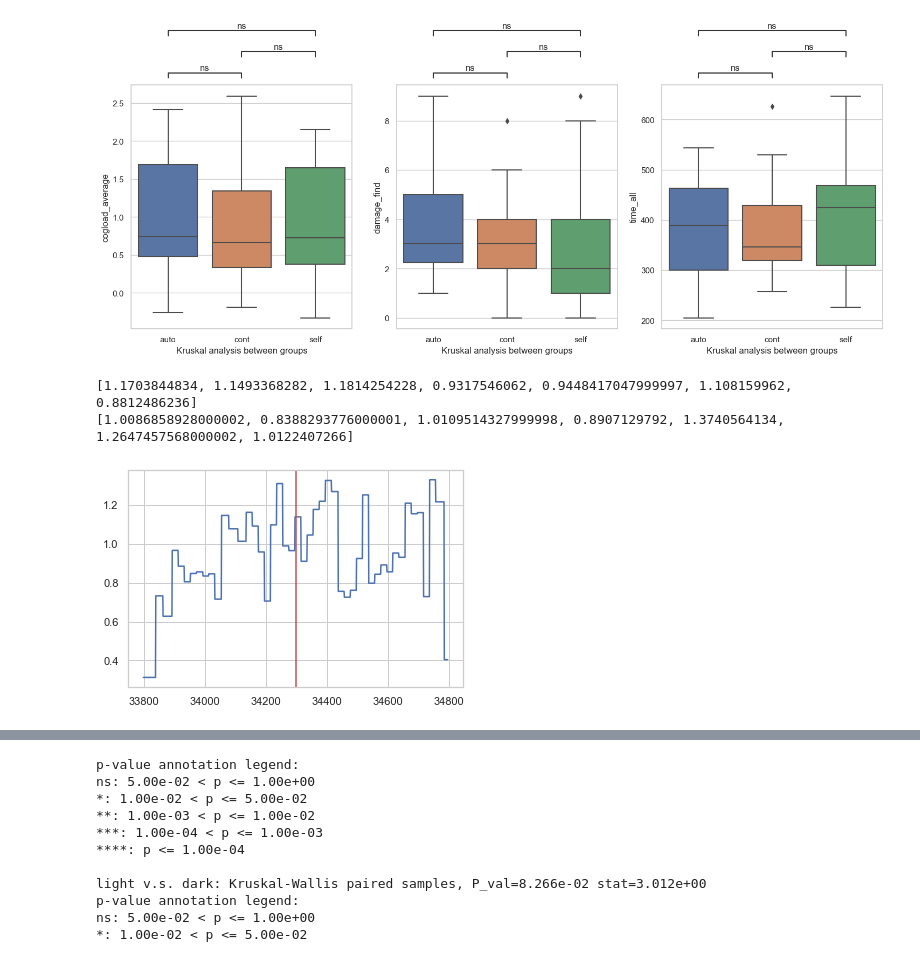
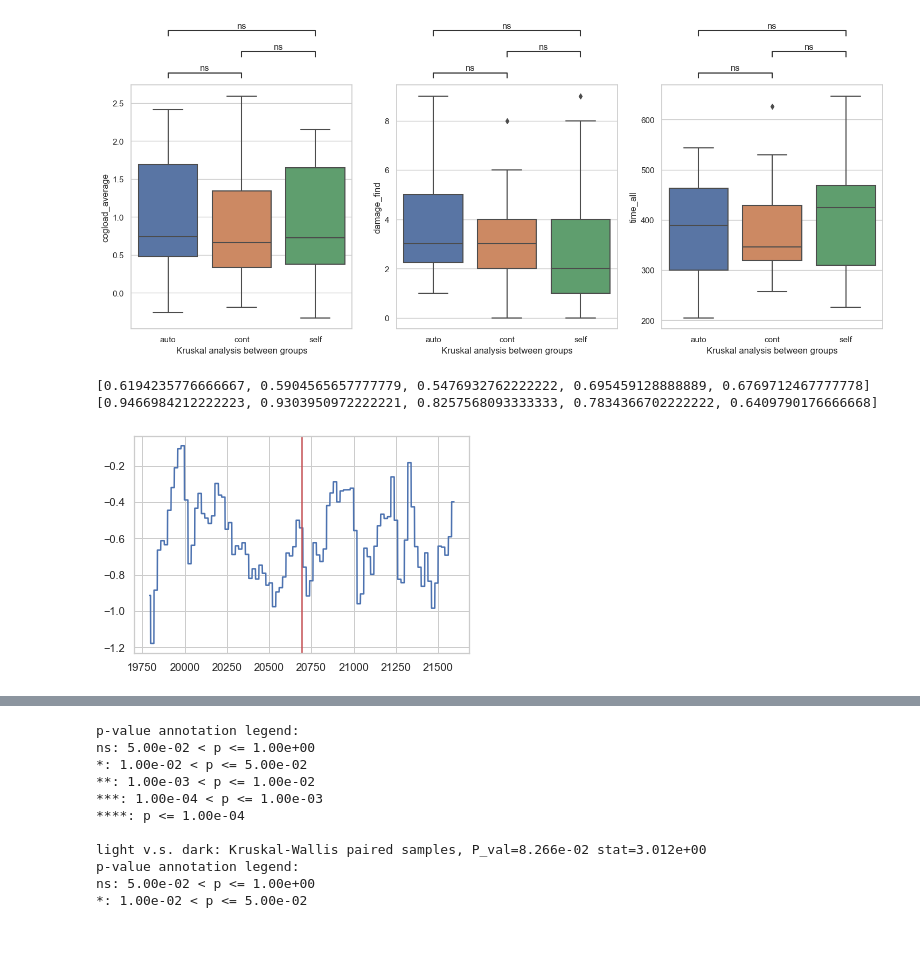
Before and after one commit to Tianyu-Zhou/NIST_Way_Finding, a Jupyter notebook: nist.ipynb, the cells around one changed output, grey strips where cells are left out. Cells and saved outputs as stored; diff of their text form; code cells hidden in the pictures.

```diff
--- a/nist.ipynb
+++ b/nist.ipynb
@@ -191,12 +189,13 @@ if 1:
     fig.show()
 # %%
 # TEST UI CHANGE #
-i = 1
+i = 4
 data_light = copy.deepcopy(data_auto[i])
 data_light["state_change"] = data_light["light_state"].diff()
 column_changes = data_light[data_light['state_change'] != 0]
 UI_dark_list = column_changes["light_state"][column_changes["light_state"]==False].index
-window = 500
+UI_light_list = column_changes["light_state"][column_changes["light_state"]==True].index
+window = 10*90
 cog_before = []
 cog_after = []
 for i in range(len(UI_dark_list)):
@@ -205,12 +204,12 @@ for i in range(len(UI_dark_list)):
 print(cog_before)
 print(cog_after)
 # %% [output]
-[1.1703844834, 1.1493368282, 1.1814254228, 0.9317546062, 0.9448417047999997, 1.108159962, 0.8812486236]
-[1.0086858928000002, 0.8388293776000001, 1.0109514327999998, 0.8907129792, 1.3740564134, 1.2647457568000002, 1.0122407266]
+[0.6194235776666667, 0.5904565657777779, 0.5476932762222222, 0.695459128888889, 0.6769712467777778]
+[0.9466984212222223, 0.9303950972222221, 0.8257568093333333, 0.7834366702222222, 0.6409790176666668]
 # %%
-i = 6
+i = 2
 plt.plot(data_light["Trend_Sum"][UI_dark_list[i]-window:UI_dark_list[i]+window])
 plt.axvline(x=UI_dark_list[i],c="r")
 plt.show()
 # %% [output]
-[figure, old version]
+[figure, new version]
```
Also changed, not shown: parts of 11 cells of this notebook.
